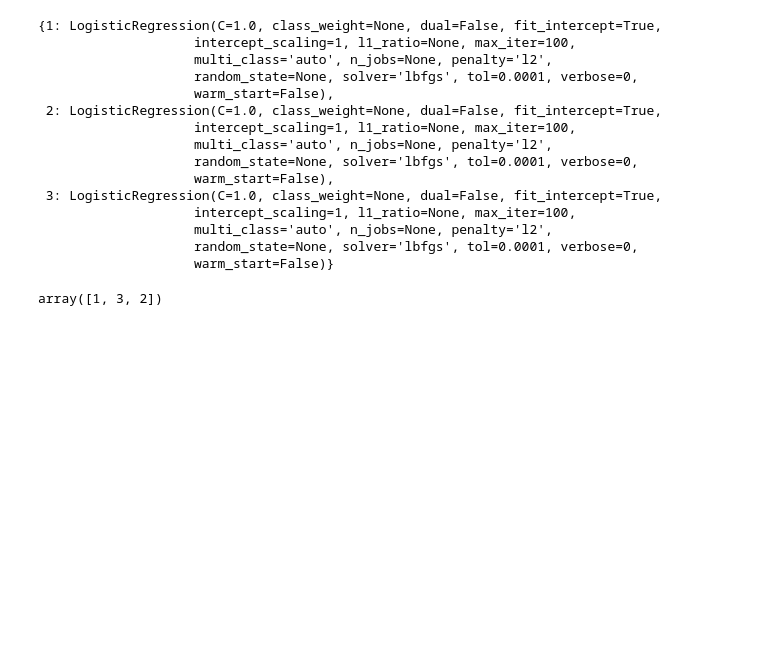
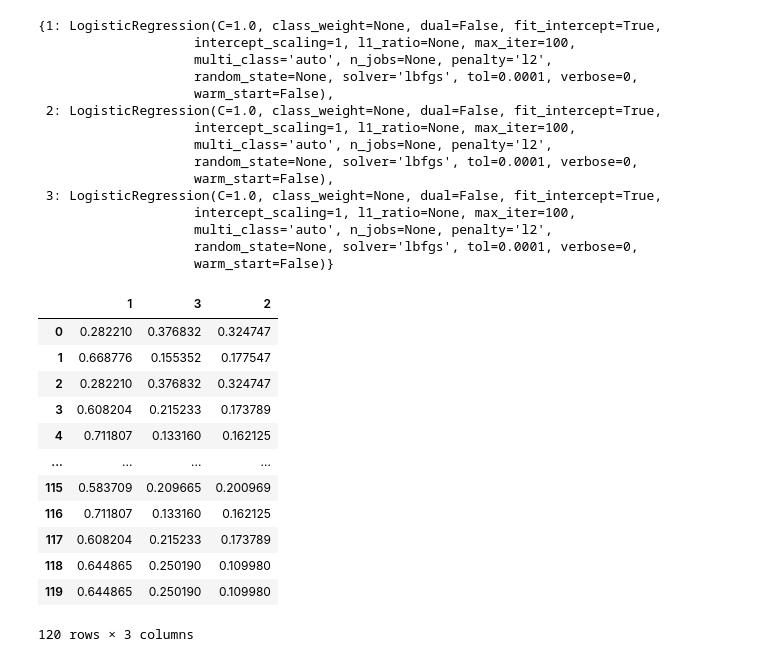
Before and after one commit to joeng2004/dataQuest, a Jupyter notebook: Part 7 ML Intro/Part7_3.ipynb, the cells around one changed output. Saved outputs shown, nothing was run; the diff lists cells and outputs as text; code cells hidden in the pictures; blank space fills up the shorter version.

```diff
--- a/Part 7 ML Intro/Part7_3.ipynb
+++ b/Part 7 ML Intro/Part7_3.ipynb
@@ -285,7 +285,30 @@ models
                     multi_class='auto', n_jobs=None, penalty='l2',
                     random_state=None, solver='lbfgs', tol=0.0001, verbose=0,
                     warm_start=False)}
+# %%
+testing_probs = pd.DataFrame()
+# %%
+for i in unique_regions:
+    testing_probs[i] = models[i].predict_proba(test[features])
+# %%
+for i in unique_regions:
+    probs = models[i].predict_proba(test[features])
+    testing_probs[i] = probs[:,1]
+# %%
+testing_probs
+# %% [output]
+|  | 1 | 3 | 2 |
+| 0 | 0.282210 | 0.376832 | 0.324747 |
+| 1 | 0.668776 | 0.155352 | 0.177547 |
+| 2 | 0.282210 | 0.376832 | 0.324747 |
+| 3 | 0.608204 | 0.215233 | 0.173789 |
+| 4 | 0.711807 | 0.133160 | 0.162125 |
+| ... | ... | ... | ... |
+| 115 | 0.583709 | 0.209665 | 0.200969 |
+| 116 | 0.711807 | 0.133160 | 0.162125 |
+| 117 | 0.608204 | 0.215233 | 0.173789 |
+| 118 | 0.644865 | 0.250190 | 0.109980 |
+| 119 | 0.644865 | 0.250190 | 0.109980 |
+120 rows × 3 columns
 # %%
-models[1].predict_proba(test[features])
+temp =models[1].predict_proba(test[features])
-# %% [output]
-array([1, 3, 2])
```
Also changed, not shown: parts of 4 cells of this notebook.
